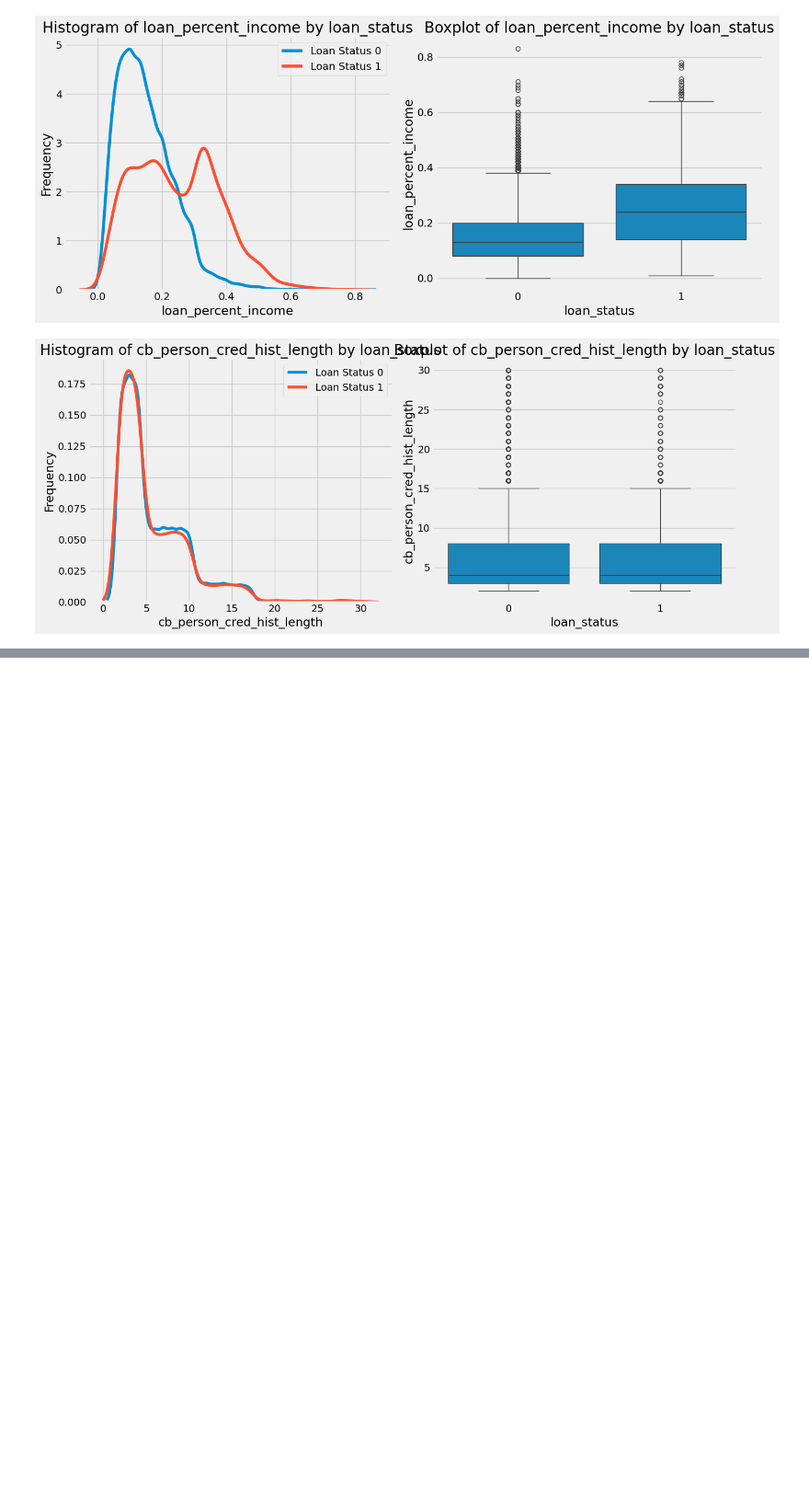
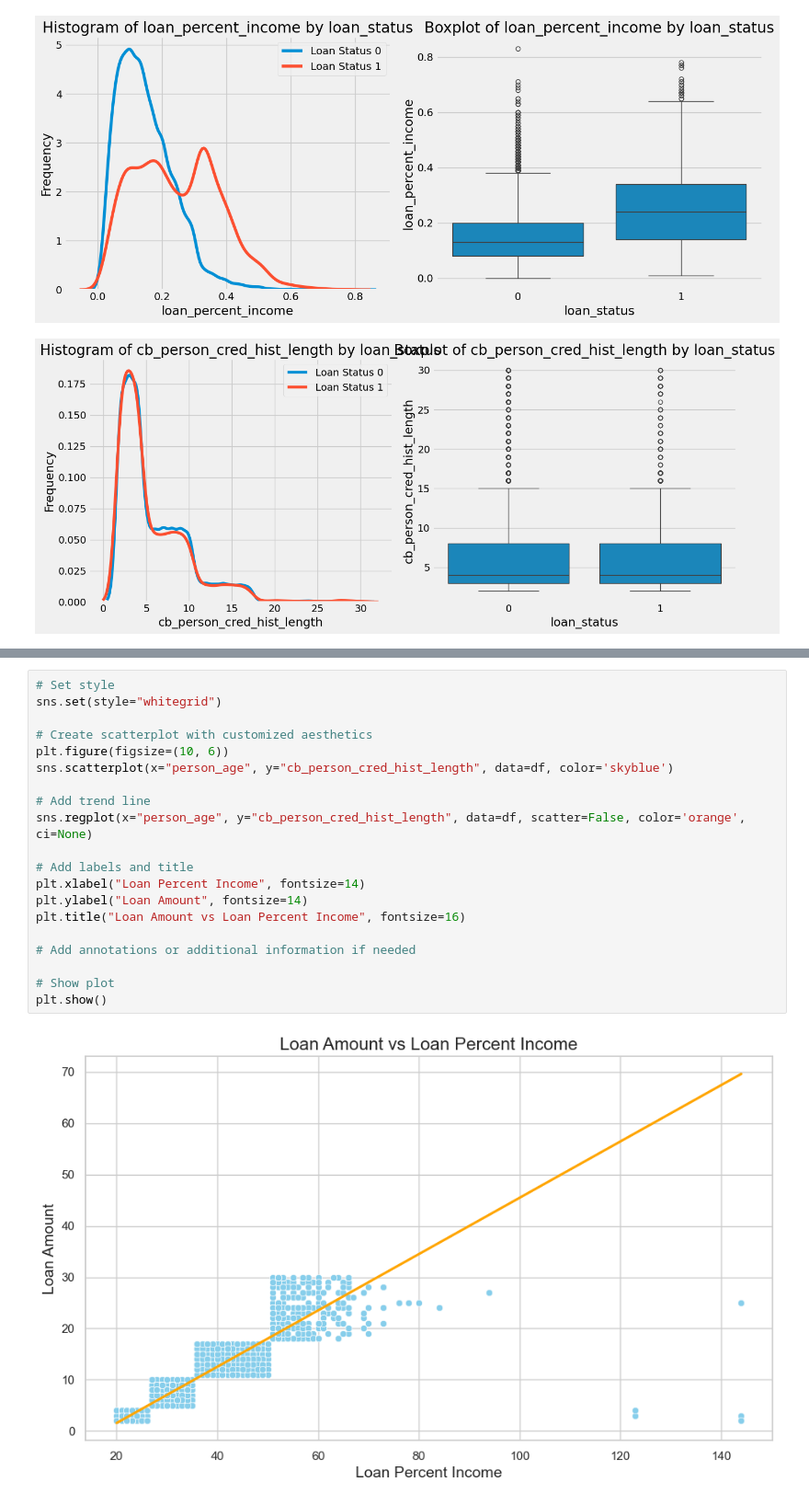
Before and after one commit to marcellinus-witarsah/credit-score-modelling-old, a Jupyter notebook: notebooks/credit_scorecard.ipynb, the cells around one changed output, grey strips where cells are left out. Shown at 92% size. Cells and saved outputs as stored; diff of their text form; blank space fills up the shorter version.

```diff
--- a/notebooks/credit_scorecard.ipynb
+++ b/notebooks/credit_scorecard.ipynb
@@ -223,0 +322,22 @@ for categorical_col in categorical_cols:
+# %%
+# Set style
+sns.set(style="whitegrid")
+
+# Create scatterplot with customized aesthetics
+plt.figure(figsize=(10, 6))
+sns.scatterplot(x="person_age", y="cb_person_cred_hist_length", data=df, color='skyblue')
+
+# Add trend line
+sns.regplot(x="person_age", y="cb_person_cred_hist_length", data=df, scatter=False, color='orange', ci=None)
+
+# Add labels and title
+plt.xlabel("Loan Percent Income", fontsize=14)
+plt.ylabel("Loan Amount", fontsize=14)
+plt.title("Loan Amount vs Loan Percent Income", fontsize=16)
+
+# Add annotations or additional information if needed
+
+# Show plot
+plt.show()
+# %% [output]
+[figure, added]
```
Also changed, not shown: parts of 38 cells of this notebook.
